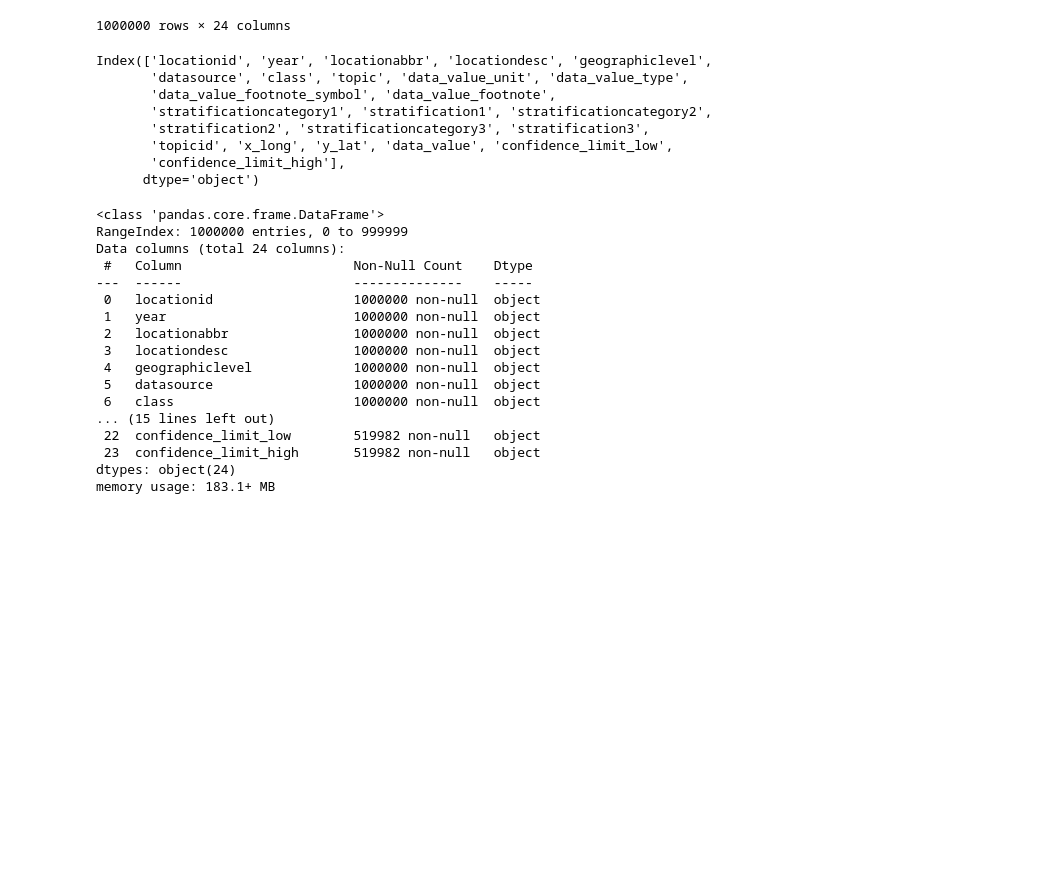
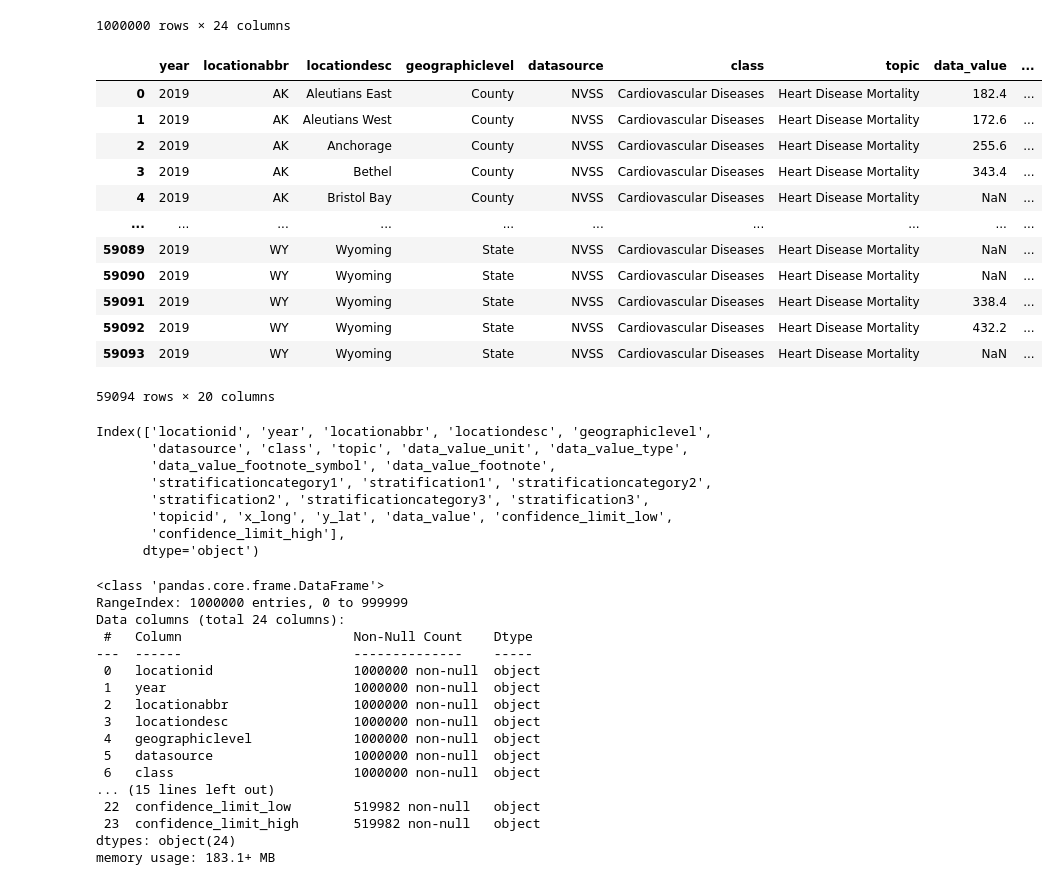
Before and after one commit to GenNyu/Intro2DS, a Jupyter notebook: collecting_data_from_api.ipynb, the cells around one changed output. Drawn from its saved outputs; the diff is of its cells as text; code cells hidden in the pictures; blank space fills up the shorter version.

```diff
--- a/collecting_data_from_api.ipynb
+++ b/collecting_data_from_api.ipynb
@@ -8,13 +8,14 @@ import numpy as np
 # %%
 # set the url for the data
 a_url = "https://data.cdc.gov/resource/uc9k-vc2j.json"
+b_url = "https://chronicdata.cdc.gov/resource/jiwm-ppbh.json"
 # %%
 # set the parameters for the data
 limit = 1000000
 offset = 0
 params = {"$limit": limit, "$offset": offset}
-
 # get the data
-response = requests.get(a_url, params=params)
-data = response.json()
-data
+response_a = requests.get(a_url, params=params)
+response_b = requests.get(b_url, params=params)
+data = response_a.json()
+data_b = response_b.json()
@@ -54,3 +37,21 @@ df
 | 999998 | 51053 | 2000 | VA | Dinwiddie | County | NVSS | Cardiovascular Diseases | Major Cardiovascular Disease | ... |
 | 999999 | 51053 | 2001 | VA | Dinwiddie | County | NVSS | Cardiovascular Diseases | Major Cardiovascular Disease | ... |
 1000000 rows × 24 columns
+# %%
+# convert the data to a dataframe
+df_b = pd.DataFrame(data_b)
+df_b
+# %% [output]
+|  | year | locationabbr | locationdesc | geographiclevel | datasource | class | topic | data_value | ... |
+| 0 | 2019 | AK | Aleutians East | County | NVSS | Cardiovascular Diseases | Heart Disease Mortality | 182.4 | ... |
+| 1 | 2019 | AK | Aleutians West | County | NVSS | Cardiovascular Diseases | Heart Disease Mortality | 172.6 | ... |
+| 2 | 2019 | AK | Anchorage | County | NVSS | Cardiovascular Diseases | Heart Disease Mortality | 255.6 | ... |
+| 3 | 2019 | AK | Bethel | County | NVSS | Cardiovascular Diseases | Heart Disease Mortality | 343.4 | ... |
+| 4 | 2019 | AK | Bristol Bay | County | NVSS | Cardiovascular Diseases | Heart Disease Mortality | NaN | ... |
+| ... | ... | ... | ... | ... | ... | ... | ... | ... | ... |
+| 59089 | 2019 | WY | Wyoming | State | NVSS | Cardiovascular Diseases | Heart Disease Mortality | NaN | ... |
+| 59090 | 2019 | WY | Wyoming | State | NVSS | Cardiovascular Diseases | Heart Disease Mortality | NaN | ... |
+| 59091 | 2019 | WY | Wyoming | State | NVSS | Cardiovascular Diseases | Heart Disease Mortality | 338.4 | ... |
+| 59092 | 2019 | WY | Wyoming | State | NVSS | Cardiovascular Diseases | Heart Disease Mortality | 432.2 | ... |
+| 59093 | 2019 | WY | Wyoming | State | NVSS | Cardiovascular Diseases | Heart Disease Mortality | NaN | ... |
+59094 rows × 20 columns
```
Also changed, not shown: parts of 3 cells of this notebook, 3 other files.
